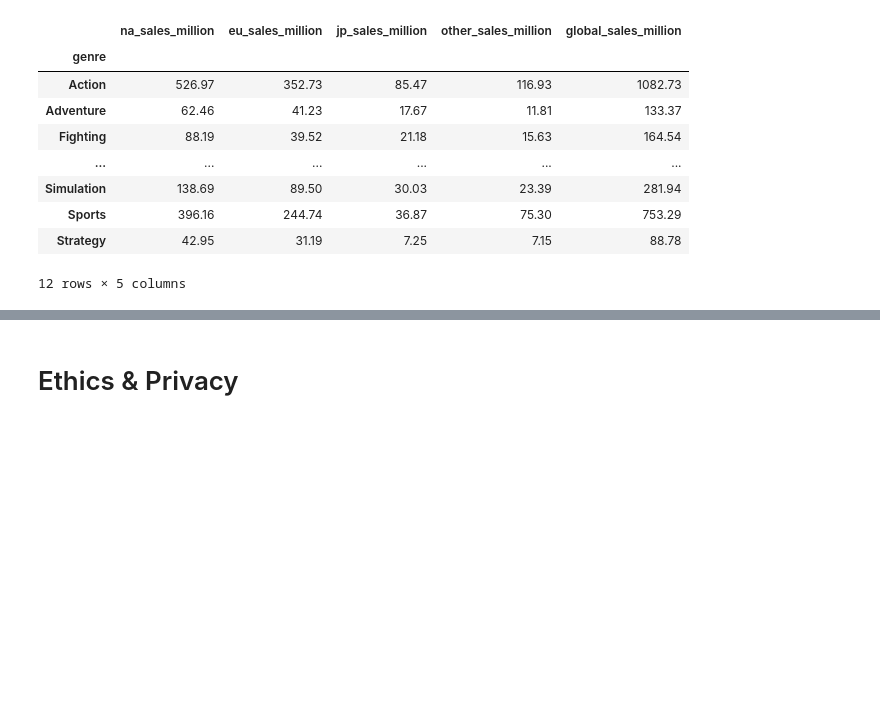
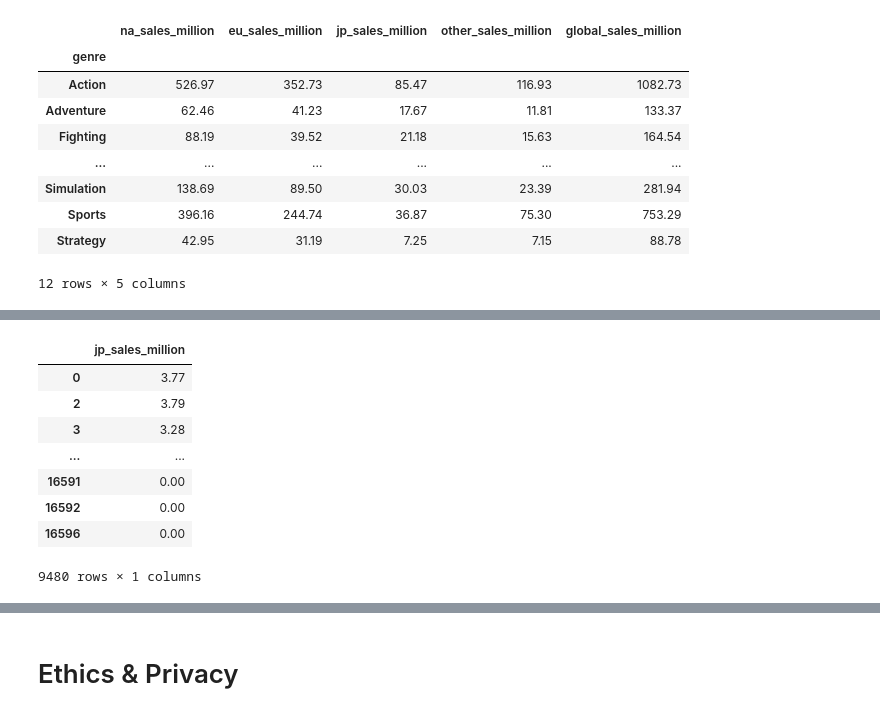
Before and after one commit to kvh8899/mostpopvidgame, a Jupyter notebook: FinalProject_group004_actual.ipynb, the cells around one changed output, grey strips where cells are left out. Cells and saved outputs as stored; diff of their text form; code cells hidden in the pictures; blank space fills up the shorter version.

```diff
--- a/FinalProject_group004_actual.ipynb
+++ b/FinalProject_group004_actual.ipynb
@@ -248,0 +275,13 @@ sales.groupby('genre').sum()
+# %%
+jp_sales_million = sales.loc[:, ['jp_sales_million']]
+jp_sales_million
+# %% [output]
+|  | jp_sales_million |
+| 0 | 3.77 |
+| 2 | 3.79 |
+| 3 | 3.28 |
+| ... | ... |
+| 16591 | 0.00 |
+| 16592 | 0.00 |
+| 16596 | 0.00 |
+9480 rows × 1 columns
```
Also changed, not shown: parts of 6 cells of this notebook.
